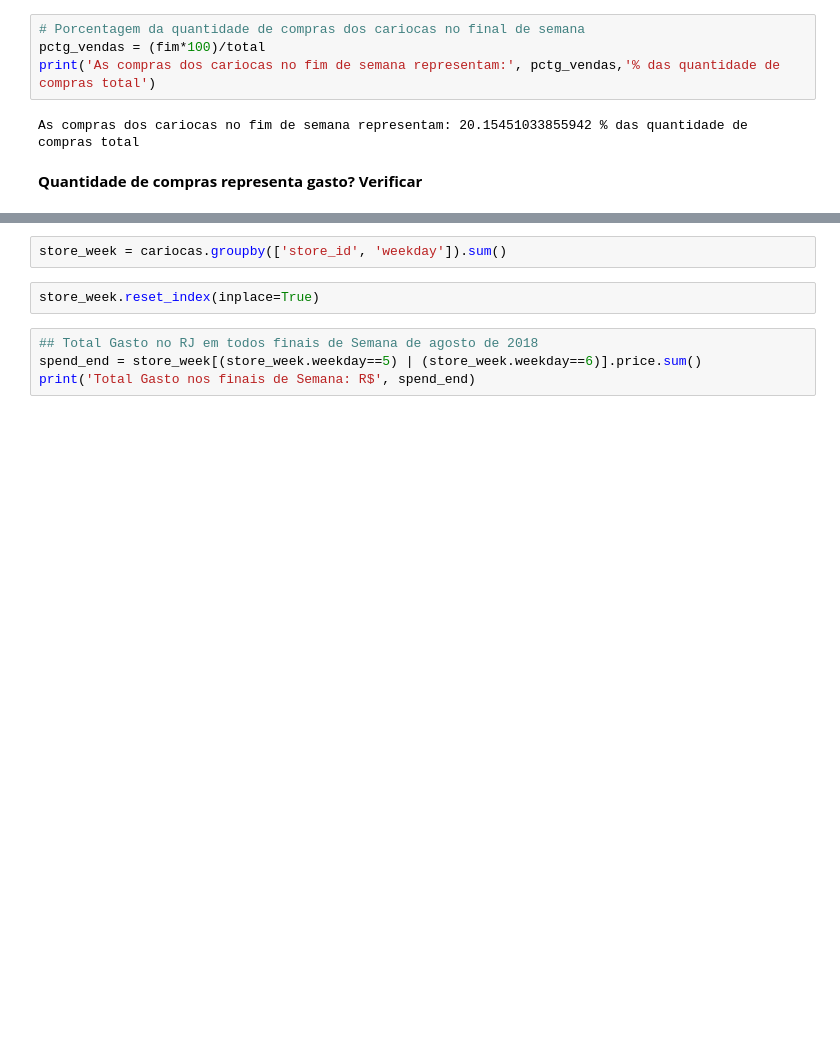
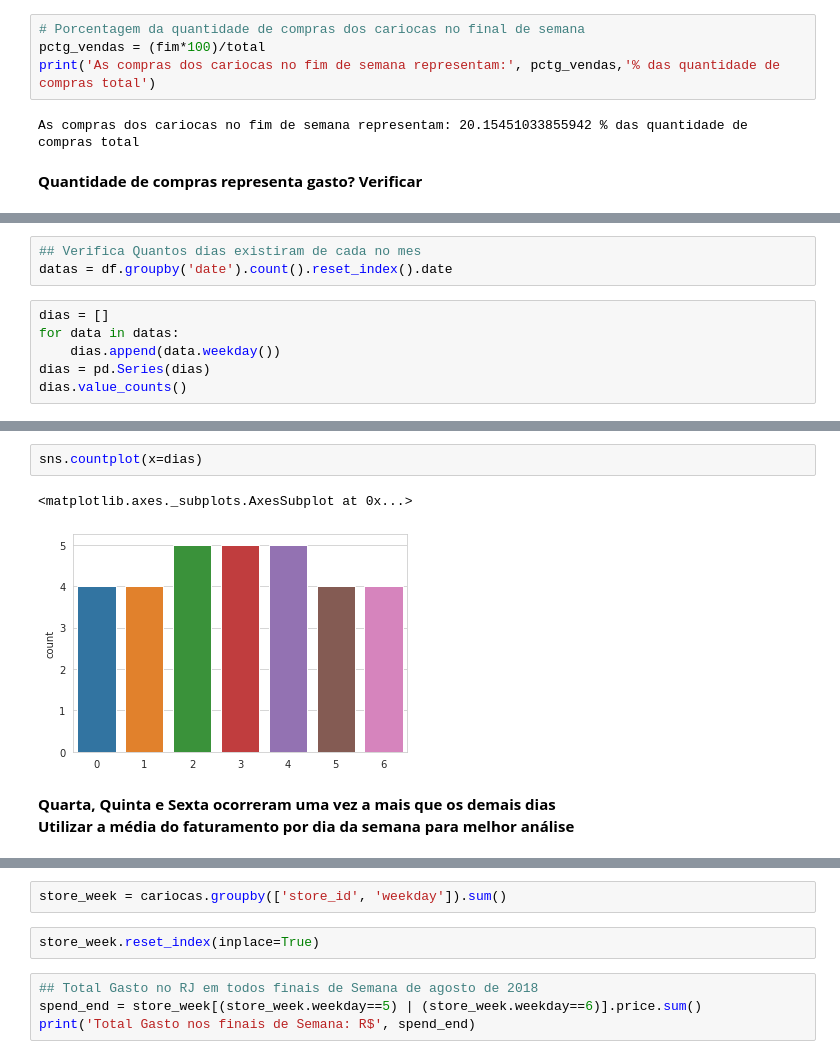
Before and after one commit to vinicvaz/Linx-DataAnalysis, a Jupyter notebook: OfflineDataAnalysis.ipynb, the cells around one changed output, grey strips where cells are left out. Saved outputs shown, nothing was run; the diff lists cells and outputs as text; blank space fills up the shorter version.

```diff
--- a/OfflineDataAnalysis.ipynb
+++ b/OfflineDataAnalysis.ipynb
@@ -417,0 +419,9 @@ plt.savefig('./Images/Offline/Revenue-Day-Bests-Offline.jpg')
+# %%
+## Verifica Quantos dias existiram de cada no mes
+datas = df.groupby('date').count().reset_index().date
+# %%
+dias = []
+for data in datas:
+    dias.append(data.weekday())
+dias = pd.Series(dias)
+dias.value_counts()
@@ -417,0 +437,8 @@ plt.savefig('./Images/Offline/Revenue-Day-Bests-Offline.jpg')
+# %%
+sns.countplot(x=dias)
+# %% [output]
+<matplotlib.axes._subplots.AxesSubplot at 0x...>
+[figure, added]
+# %% [markdown]
+**Quarta, Quinta e Sexta ocorreram uma vez a mais que os demais dias**
+**Utilizar a média do faturamento por dia da semana para melhor análise**
```
Also changed, not shown: parts of 13 cells of this notebook, 2 other files.
